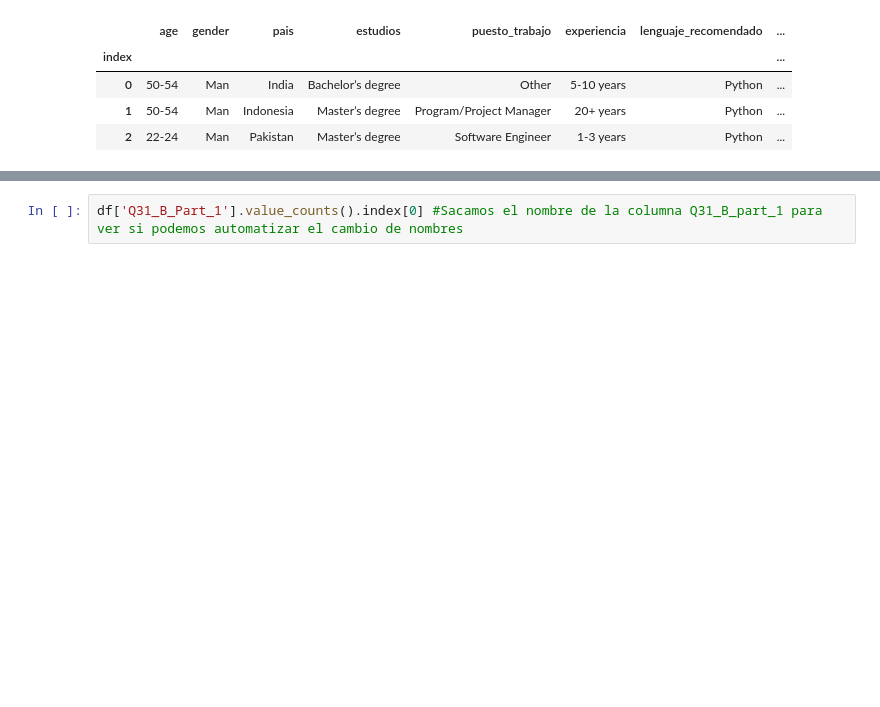
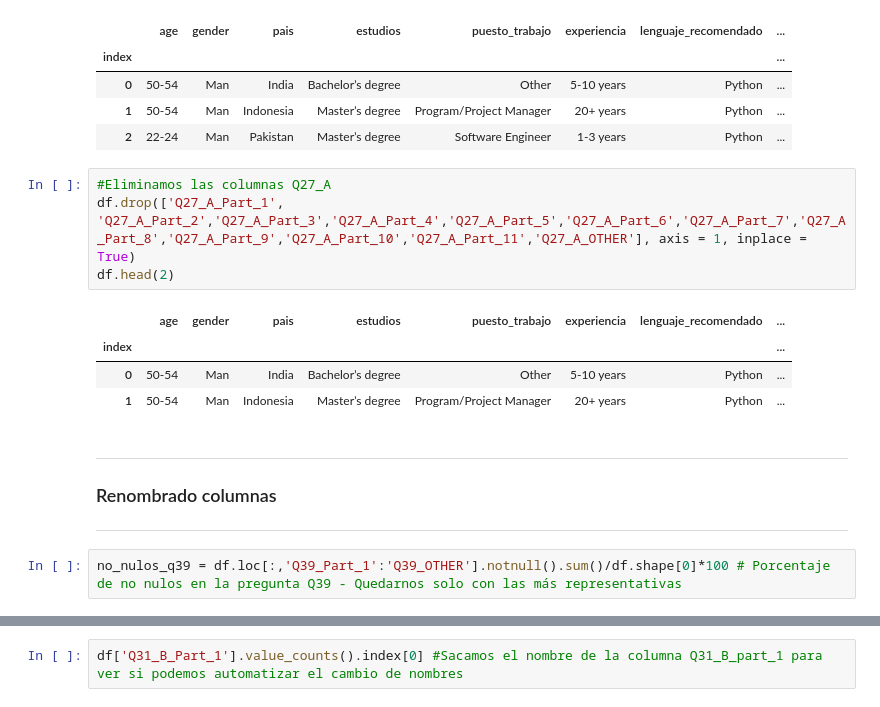
Before and after one commit to paulafuenteg/Kaggle-DS-ML-Survey, a Jupyter notebook: Limpieza/limpieza.ipynb, the cells around one changed output, grey strips where cells are left out. Drawn from its saved outputs; the diff is of its cells as text; blank space fills up the shorter version.

Commit message:
trabajo 21/12

```diff
--- a/Limpieza/limpieza.ipynb
+++ b/Limpieza/limpieza.ipynb
@@ -11,3 +22,20 @@ df.head(3)
 | 0 | 50-54 | Man | India | Bachelor’s degree | Other | 5-10 years | Python | ... |
 | 1 | 50-54 | Man | Indonesia | Master’s degree | Program/Project Manager | 20+ years | Python | ... |
 | 2 | 22-24 | Man | Pakistan | Master’s degree | Software Engineer | 1-3 years | Python | ... |
+# %%
+#Eliminamos las columnas Q27_A
+df.drop(['Q27_A_Part_1', 'Q27_A_Part_2','Q27_A_Part_3','Q27_A_Part_4','Q27_A_Part_5','Q27_A_Part_6','Q27_A_Part_7','Q27_A_Part_8','Q27_A_Part_9','Q27_A_Part_10','Q27_A_Part_11','Q27_A_OTHER'], axis = 1, inplace = True)
+df.head(2)
+# %% [output]
+|  | age | gender | pais | estudios | puesto_trabajo | experiencia | lenguaje_recomendado | ... |
+| index |  |  |  |  |  |  |  | ... |
+| 0 | 50-54 | Man | India | Bachelor’s degree | Other | 5-10 years | Python | ... |
+| 1 | 50-54 | Man | Indonesia | Master’s degree | Program/Project Manager | 20+ years | Python | ... |
+# %% [markdown]
+---
+
+### Renombrado columnas
+
+---
+# %%
+no_nulos_q39 = df.loc[:,'Q39_Part_1':'Q39_OTHER'].notnull().sum()/df.shape[0]*100 # Porcentaje de no nulos en la pregunta Q39 - Quedarnos solo con las más representativas
```
Also changed, not shown: parts of 18 cells of this notebook, 5 other files.
